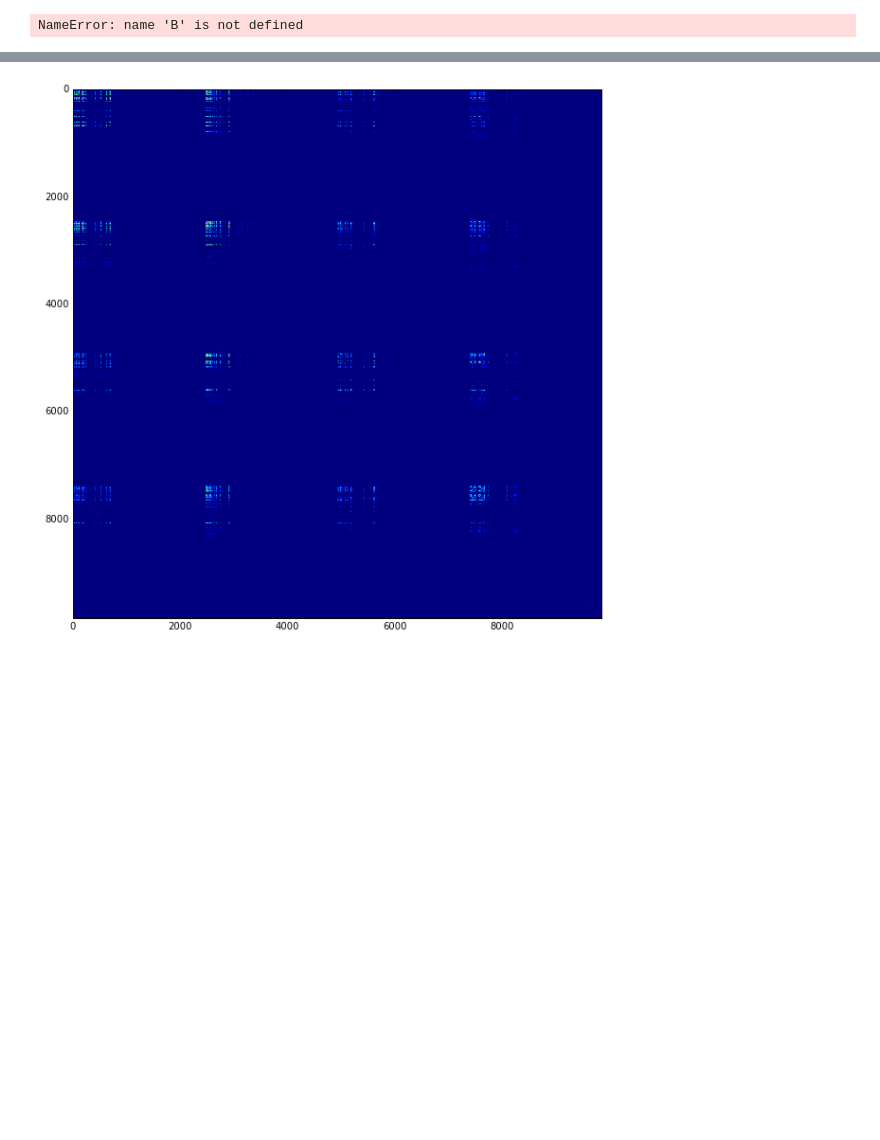
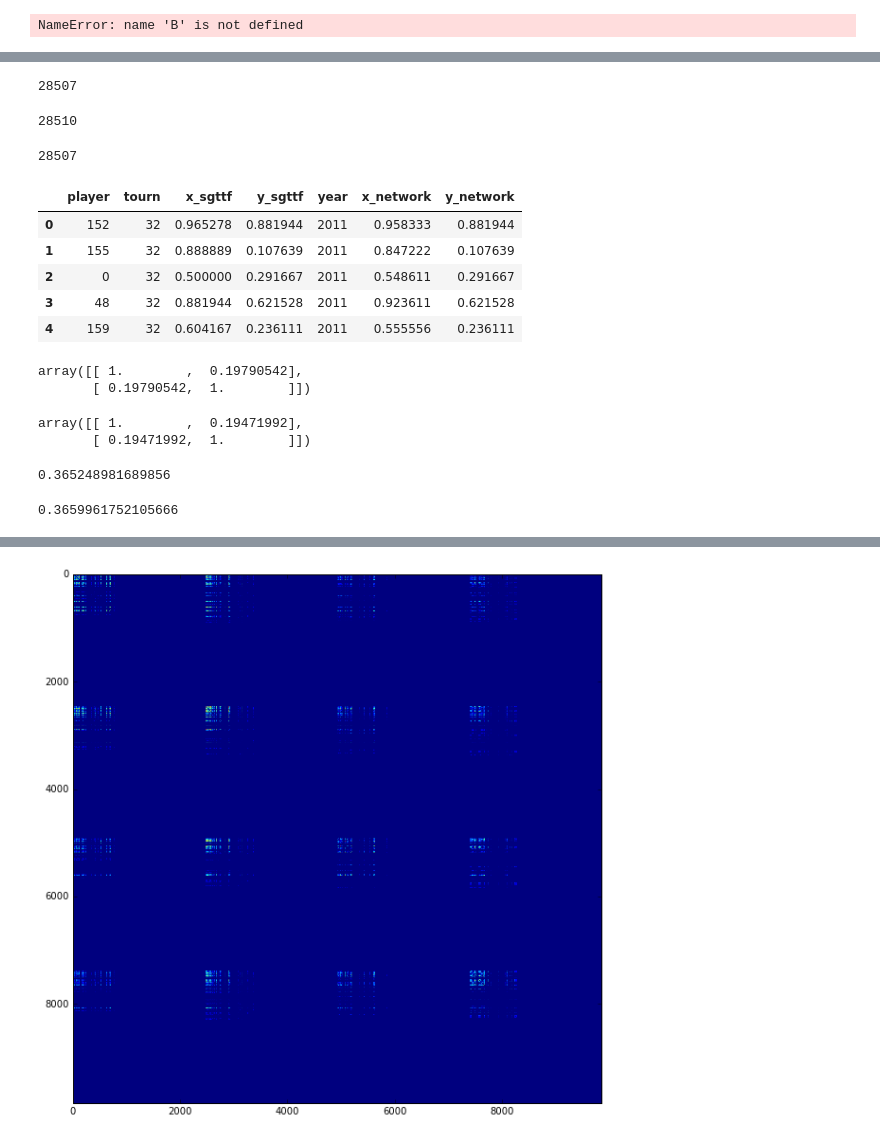
Before and after one commit to adamwlev/StrokesGained2, a Jupyter notebook: Modeling/Round_Level_Ranks.ipynb, the cells around one changed output, grey strips where cells are left out. Cells and saved outputs as stored; diff of their text form; code cells hidden in the pictures; blank space fills up the shorter version.

```diff
--- a/Modeling/Round_Level_Ranks.ipynb
+++ b/Modeling/Round_Level_Ranks.ipynb
@@ -459,0 +535,77 @@ for a,BETA in itertools.product(alphas[1:],betas):
+# %%
+sys.path.append('./../ProcessingPipeline')
+from makeBigRoundsMat import return_mats
+a = .99
+BETA = 12.0
+A,G = return_mats(BETA)
+x,y,tourns,years,players = [],[],[],[],[]
+window_size = 35
+for tournament_group,df in data.groupby('Tournament_Group',sort=False):
+    if tournament_group<99:
+        continue
+    if tournament_group==99:
+        lower = n_players*max(0,tournament_group-window_size+1)
+        upper = n_players*(tournament_group+1)
+        ratings = solve(A[lower:upper,lower:upper],G[lower:upper,lower:upper],a,1)
+        continue
+
+    for (tournament,year),df_ in df.groupby(['Permanent_Tournament_#','Tournament_Year']):
+        current_ratings = ratings[pd.unique(df_.Player_Index)]
+        rankings = pd.Series(current_ratings[~np.isnan(current_ratings)]).rank(ascending=False,pct=True).values
+        finishing_pos = df_.groupby('Player_Index').Finishing_Position.mean().to_dict()
+        finishing_pos = [finishing_pos[ind] for ind in pd.unique(df_.Player_Index)[~np.isnan(current_ratings)]]
+        finishing_pos = pd.Series(finishing_pos).rank(ascending=True,pct=True).values
+        x.extend(rankings.tolist())
+        y.extend(finishing_pos.tolist())
+        tourns.extend([tournament]*len(rankings))
+        years.extend([year]*len(rankings))
+        players.extend(pd.unique(df_.Player_Index)[~np.isnan(current_ratings)].tolist())
+
+    lower = n_players*max(0,tournament_group-window_size+1)
+    upper = n_players*(tournament_group+1)
+    w_a_approx = np.append(solve.w_a[0 if tournament_group<window_size else n_players:],solve.w_a[-n_players:])
+    w_g_approx = np.append(solve.w_g[0 if tournament_group<window_size else n_players:],solve.w_g[-n_players:])
+    ratings = solve(A[lower:upper,lower:upper],G[lower:upper,lower:upper],a,1,w_a_approx,w_g_approx)
+# %%
+Network_Test = pd.DataFrame({'x':x,'y':y,'tourn':tourns,'year':years,'player':players})
+# %%
+len(Network_Test)
+# %% [output]
+28507
+# %%
+len(SGTTF_Test)
+# %% [output]
+28510
+# %%
+len(SGTTF_Test.merge(Network_Test,on=['tourn','year','player']))
+# %% [output]
+28507
+# %%
+test_data = SGTTF_Test.merge(Network_Test,on=['tourn','year','player'],suffixes=['_sgttf','_network'])
+# %%
+test_data.head()
+# %% [output]
+|  | player | tourn | x_sgttf | y_sgttf | year | x_network | y_network |
+| 0 | 152 | 32 | 0.965278 | 0.881944 | 2011 | 0.958333 | 0.881944 |
+| 1 | 155 | 32 | 0.888889 | 0.107639 | 2011 | 0.847222 | 0.107639 |
+| 2 | 0 | 32 | 0.500000 | 0.291667 | 2011 | 0.548611 | 0.291667 |
+| 3 | 48 | 32 | 0.881944 | 0.621528 | 2011 | 0.923611 | 0.621528 |
+| 4 | 159 | 32 | 0.604167 | 0.236111 | 2011 | 0.555556 | 0.236111 |
+# %%
+np.corrcoef(test_data.x_sgttf,test_data.y_sgttf)
+# %% [output]
+array([[ 1.        ,  0.19790542],
+       [ 0.19790542,  1.        ]])
+# %%
+np.corrcoef(test_data.x_network,test_data.y_network)
+# %% [output]
+array([[ 1.        ,  0.19471992],
+       [ 0.19471992,  1.        ]])
+# %%
+np.mean((test_data.x_sgttf-test_data.y_sgttf)**2)**.5
+# %% [output]
+0.365248981689856
+# %%
+np.mean((test_data.x_network-test_data.y_network)**2)**.5
+# %% [output]
+0.3659961752105666
```
Also changed, not shown: parts of 12 cells of this notebook, 4 other files.
